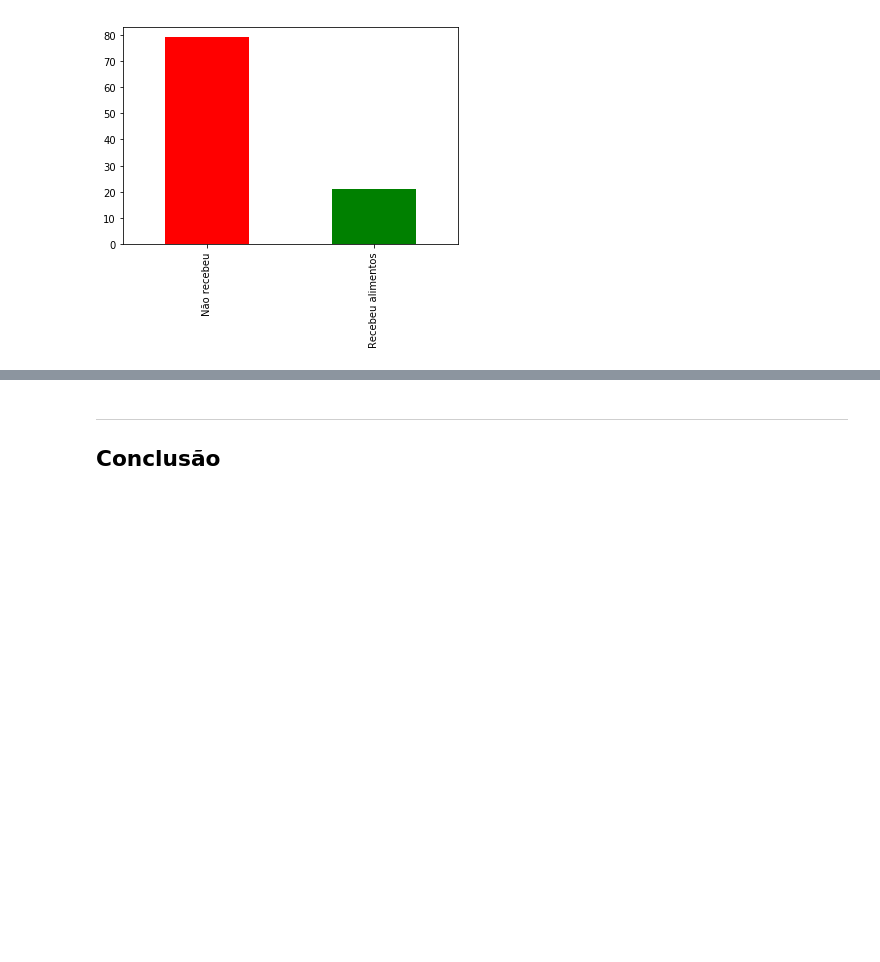
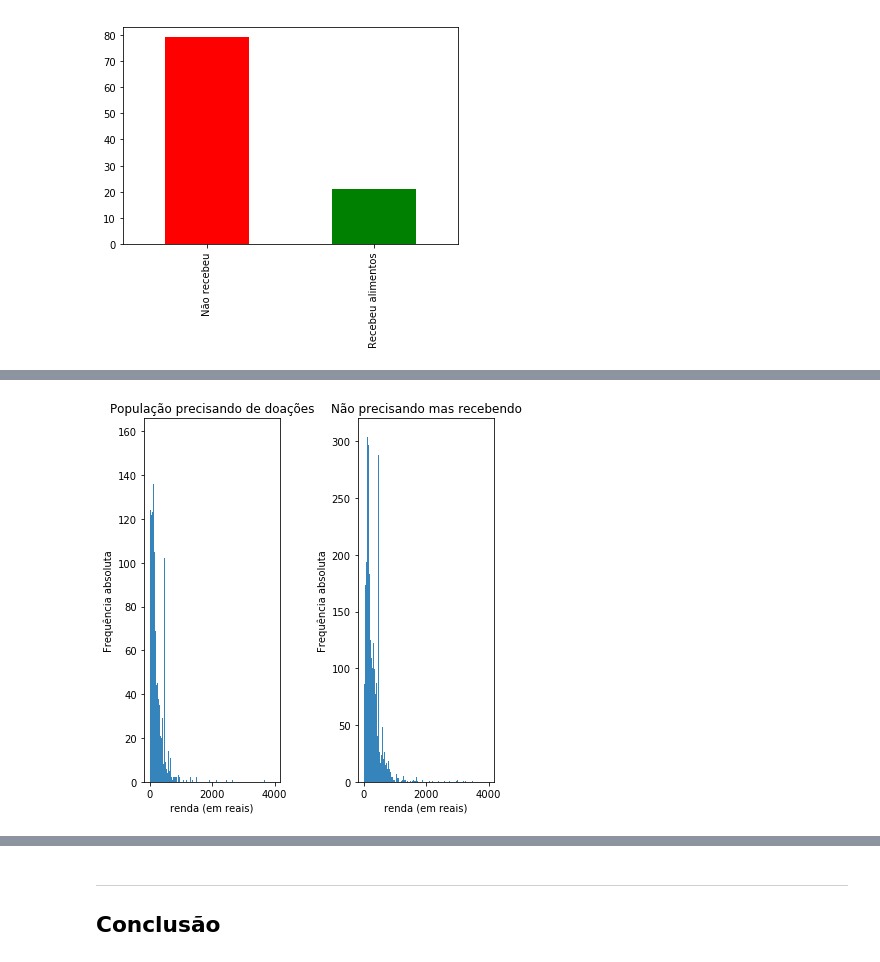
Before and after one commit to leonardoimakuma/projeto-1---CI-NCIA-DOS-DADOS, a Jupyter notebook: Projeto1 Layout.ipynb, the cells around one changed output, grey strips where cells are left out. Drawn from its saved outputs; the diff is of its cells as text; code cells hidden in the pictures; blank space fills up the shorter version.

```diff
--- a/Projeto1 Layout.ipynb
+++ b/Projeto1 Layout.ipynb
@@ -203,0 +191,19 @@ cruzamento3.plot(kind="bar")
+# %%
+faixa = range(10,4000,15)
+RENDA_cat = pd.cut(dadosMagros.V4621, bins=faixa)
+RENDA_cat.value_counts(sort=False, normalize=True)*100
+plt.subplot(121)
+plot = dadosMagrosRecebe.V4621.plot.hist(bins=faixa,title='População precisando de doações', figsize=(6, 6), alpha=0.9)
+plt.ylabel('Frequência absoluta')
+plt.xlabel('renda (em reais)')
+#########################################
+plt.subplot(122)
+plot = dadosNaoMagrosRecebe.V4621.plot.hist(bins=faixa,title='Não precisando mas recebendo', figsize=(6, 6), alpha=0.9)
+plt.ylabel('Frequência absoluta')
+plt.xlabel('renda (em reais)')
+
+plt.tight_layout()
+
+plt.show()
+# %% [output]
+[figure, added]
```
Also changed, not shown: parts of 22 cells of this notebook.
